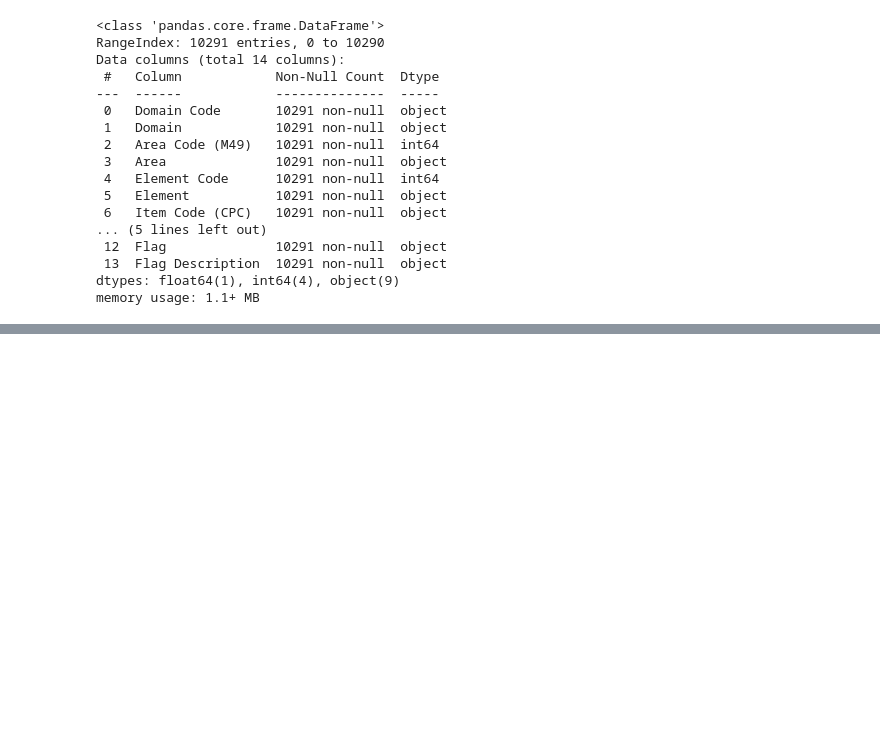
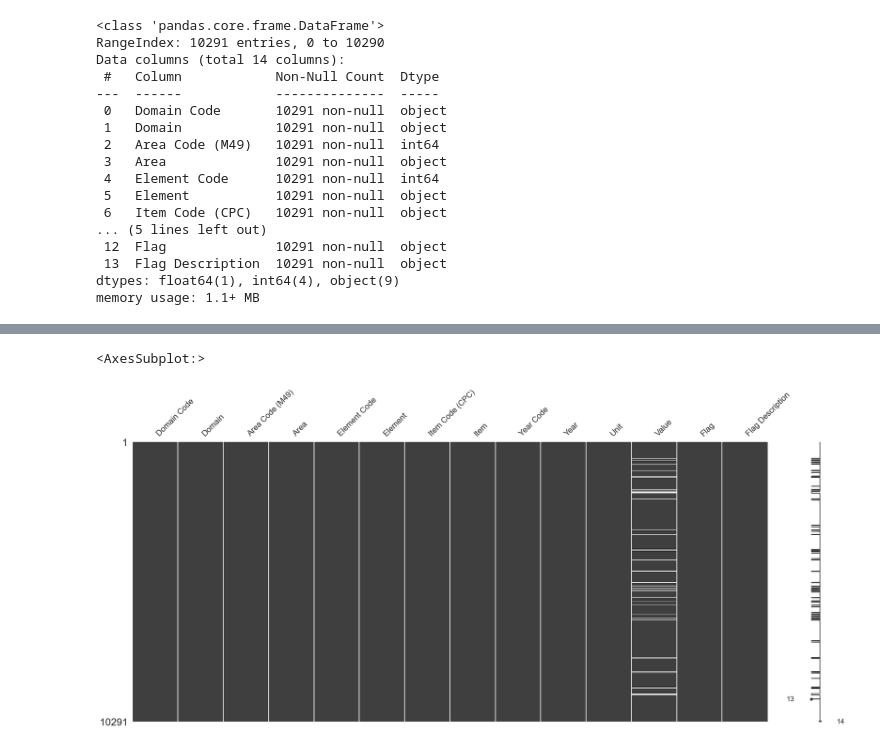
Before and after one commit to Alona-Aldushyna/CA_2, a Jupyter notebook: CA_2.ipynb, the cells around one changed output, grey strips where cells are left out. Cells and saved outputs as stored; diff of their text form; code cells hidden in the pictures; blank space fills up the shorter version.

```diff
--- a/CA_2.ipynb
+++ b/CA_2.ipynb
@@ -80,0 +143,5 @@ memory usage: 1.1+ MB
+# %%
+msno.matrix(df_ukraine)
+# %% [output]
+<AxesSubplot:>
+[figure, added]
```
Also changed, not shown: parts of 5 cells of this notebook.
